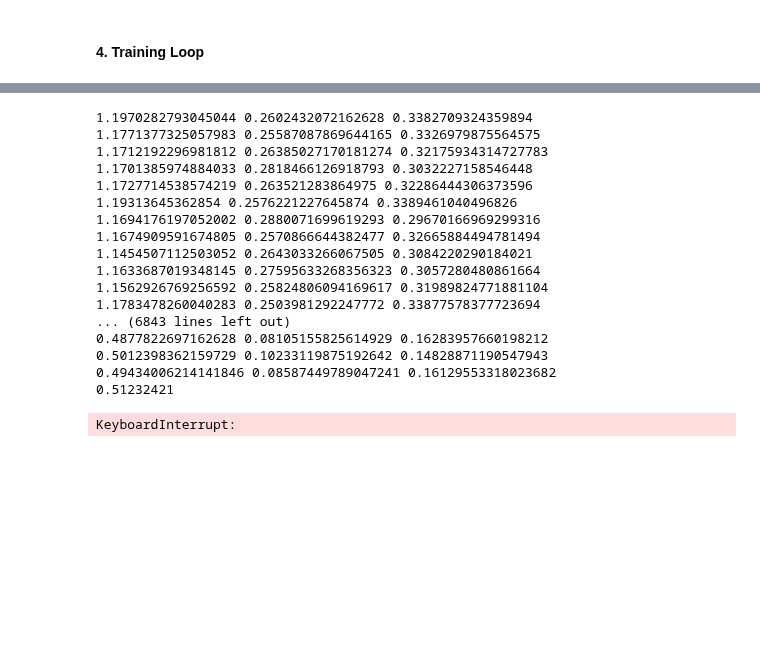
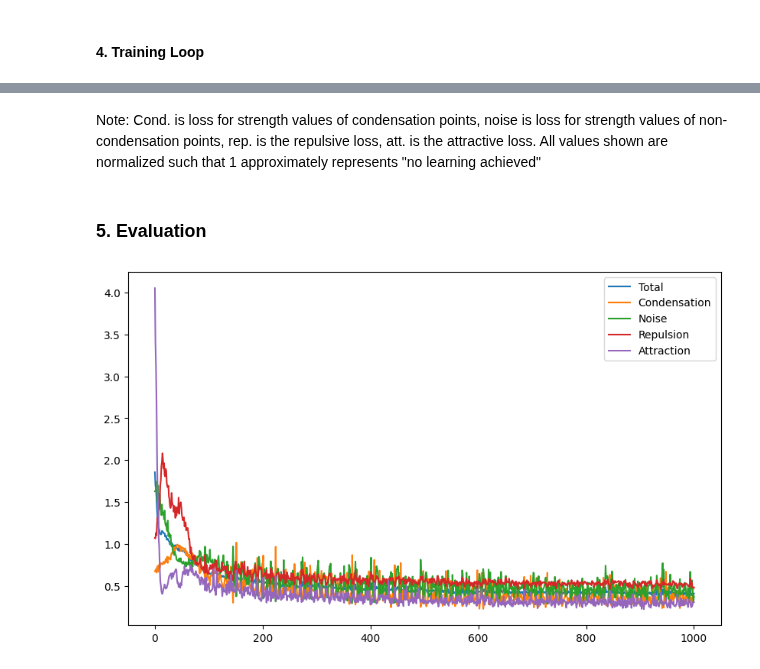
Before and after one commit to gnn-tracking/jian-gnn-tracking-experiments, a Jupyter notebook: notebooks/test.ipynb, the cells around one changed output, grey strips where cells are left out. Drawn from its saved outputs; the diff is of its cells as text; code cells hidden in the pictures; blank space fills up the shorter version.

Commit message:
Simple gravnet test

```diff
--- a/notebooks/test.ipynb
+++ b/notebooks/test.ipynb
@@ -119,5 +143,5 @@ gravnet = torch_geometric.nn.conv.GravNetConv(in_channels=7, out_channels=3, spa
 # %%
-optimizer = torch.optim.Adam(gravnet.parameters(), lr=0.001)
+optimizer = torch.optim.Adam(gravnet.parameters(), lr=0.005)
 # %%
 normalization_factor = torch.abs(gravnet(raw_data[0].x)).mean().item()
 print(normalization_factor)
@@ -126,31 +150,45 @@ print(normalization_factor)
+# %%
+data_index = 0
+loss_storage = []
+iteration = 0
 # %%
-data_index = 0
 while True:
+    iteration += 1
     optimizer.zero_grad()
-    y = torch.sigmoid(gravnet(raw_data[data_index].x) / normalization_factor)
-    loss, a, b = strength_loss(raw_data[data_index].particle_id, y[:, 0])
-    print(loss.item(), a, b)
+    y = gravnet(raw_data[data_index].x) / normalization_factor
+    loss, a, b, c, d = loss_function(raw_data[data_index].particle_id, torch.sigmoid(y[:, 0]), y[:, 1:])
+    loss_storage.append([loss.item(), a, b, c, d])
+    print("Iteration:", iteration, "Total Loss: ", loss.item(), "|", "cond.", ((a*100)//1)/100 , "noise", ((b*100)//1)/100, "rep.", ((100*c)//1)/100, "att.", ((100*d)//1)/100)
     loss.backward()
     optimizer.step()
     data_index += 1
     if(data_index >= len(raw_data)):
         data_index = 0
+
+# Cleared training output due to length
-# %% [output]
-1.1970282793045044 0.2602432072162628 0.3382709324359894
-1.1771377325057983 0.25587087869644165 0.3326979875564575
-1.1712192296981812 0.26385027170181274 0.32175934314727783
-1.1701385974884033 0.2818466126918793 0.3032227158546448
-1.1727714538574219 0.263521283864975 0.32286444306373596
-1.19313645362854 0.2576221227645874 0.3389461040496826
-1.1694176197052002 0.2880071699619293 0.29670166969299316
-1.1674909591674805 0.2570866644382477 0.32665884494781494
-1.1454507112503052 0.2643033266067505 0.3084220290184021
-1.1633687019348145 0.27595633268356323 0.3057280480861664
-1.1562926769256592 0.25824806094169617 0.31989824771881104
-1.1783478260040283 0.2503981292247772 0.33877578377723694
-... (6843 lines left out)
-0.4877822697162628 0.08105155825614929 0.16283957660198212
-0.5012398362159729 0.10233119875192642 0.14828871190547943
-0.49434006214141846 0.08587449789047241 0.16129553318023682
-0.51232421
-KeyboardInterrupt:
+# %% [markdown]
+Note: Cond. is loss for strength values of condensation points, noise is loss for strength values of non-condensation points, rep. is the repulsive loss, att. is the attractive loss. All values shown are normalized such that 1 approximately represents "no learning achieved"
+# %% [markdown]
+### 5. Evaluation
+# %%
+for i in range(len(loss_storage)):
+    loss_storage[i][0] = loss_storage[i][0].item()
+# %%
+# Plot loss over time
+
+import matplotlib.pyplot as plt
+import numpy as np
+
+key = ['Total', 'Condensation', 'Noise', 'Repulsion', 'Attraction']
+
+data = list(zip(*loss_storage))
+
+plt.figure(figsize=(10, 6))
+
+for i, sublist in enumerate(data):
+    plt.plot(sublist, label=key[i])
+
+plt.legend()
+plt.show()
+# %% [output]
+[figure, added]
```
Also changed, not shown: parts of 13 cells of this notebook.
